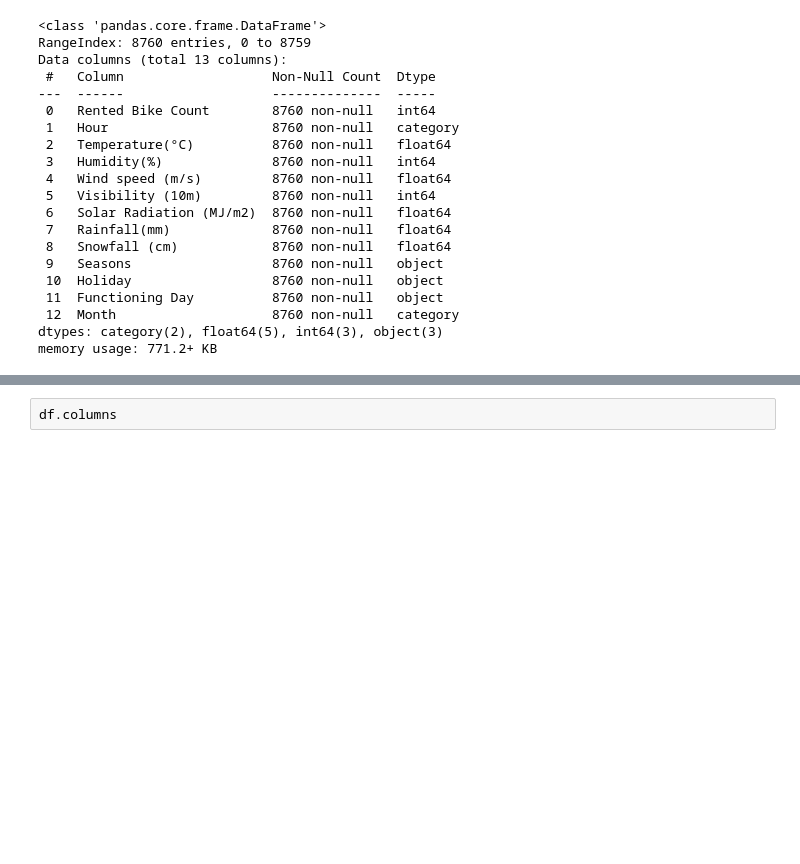
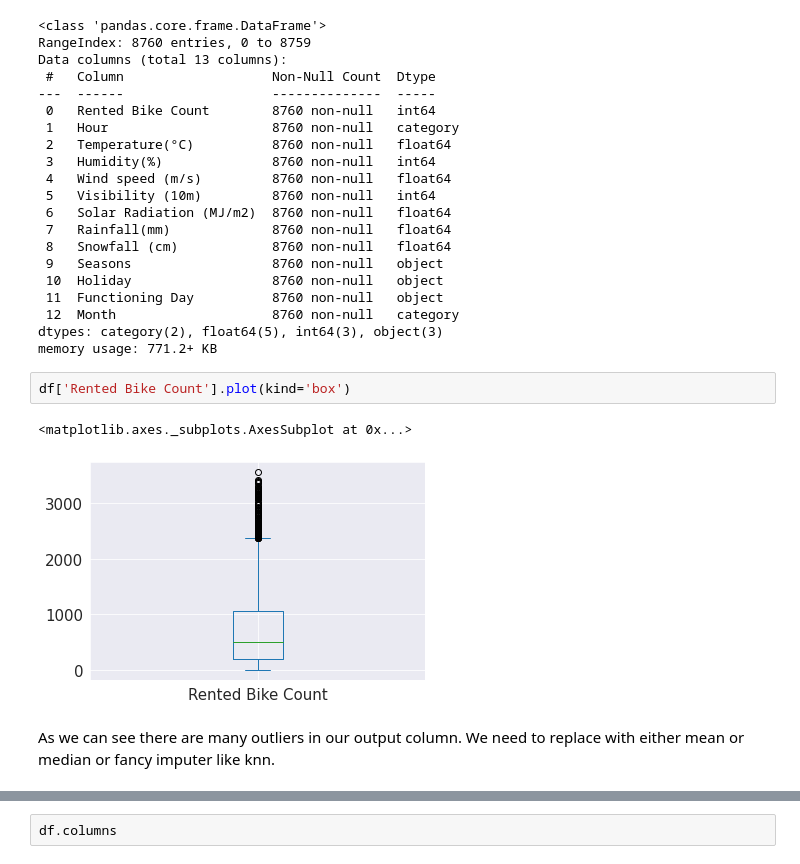
Before and after one commit to GoPlusUltra/Bike-Sharing-Prediction-Model, a Jupyter notebook: Copy_of_Bike_Sharing_Demand_Prediction_Capstone_Project.ipynb, the cells around one changed output, grey strips where cells are left out. Cells and saved outputs as stored; diff of their text form; blank space fills up the shorter version.

```diff
--- a/Copy_of_Bike_Sharing_Demand_Prediction_Capstone_Project.ipynb
+++ b/Copy_of_Bike_Sharing_Demand_Prediction_Capstone_Project.ipynb
@@ -480,3 +480,10 @@ Data columns (total 13 columns):
  12  Month                    8760 non-null   category
 dtypes: category(2), float64(5), int64(3), object(3)
 memory usage: 771.2+ KB
+# %%
+df['Rented Bike Count'].plot(kind='box')
+# %% [output]
+<matplotlib.axes._subplots.AxesSubplot at 0x...>
+[figure, added]
+# %% [markdown]
+As we can see there are many outliers in our output column. We need to replace with either mean or median or fancy imputer like knn.
```
Also changed, not shown: parts of 22 cells of this notebook.
